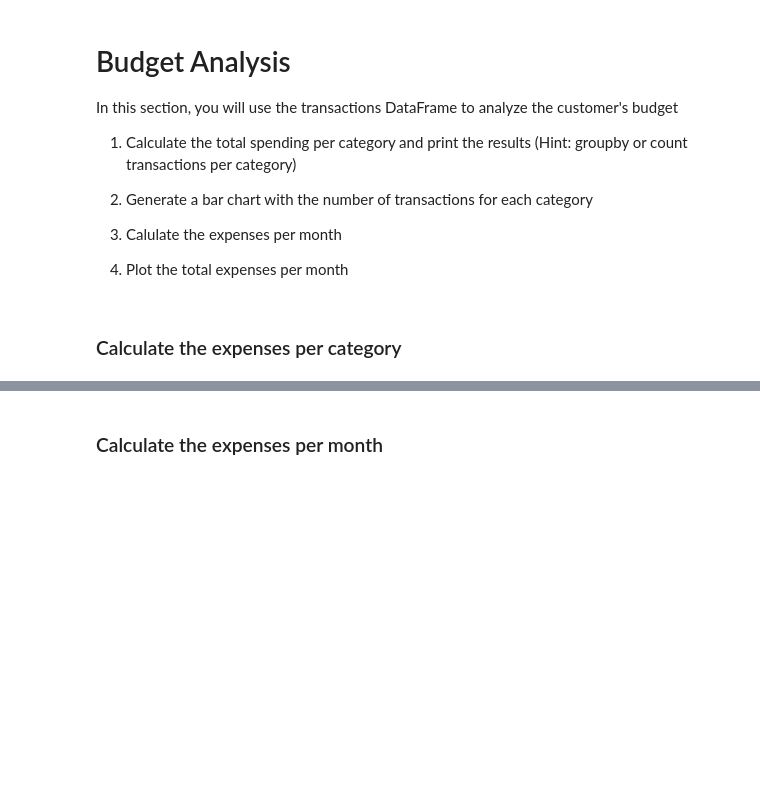
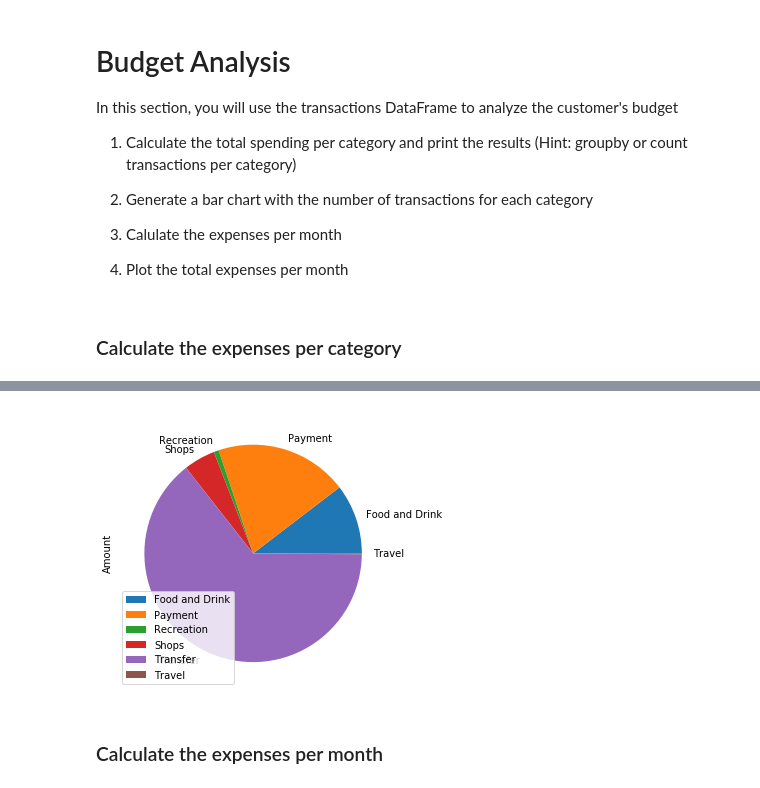
Before and after one commit to arsm800/How_Do_You_Like_Them_Apps, a Jupyter notebook: Instructions/Starter_Code/account_summary.ipynb, the cells around one changed output, grey strips where cells are left out. Saved outputs shown, nothing was run; the diff lists cells and outputs as text; code cells hidden in the pictures; blank space fills up the shorter version.

Commit message:
Created pie chart showing spending by category.

```diff
--- a/Instructions/Starter_Code/account_summary.ipynb
+++ b/Instructions/Starter_Code/account_summary.ipynb
@@ -357,5 +357,8 @@ In this section, you will use the transactions DataFrame to analyze the customer
 ### Calculate the expenses per category
 # %%
 # Compute the total expenses per category
+by_category = transactions_df.groupby('Category').sum()
 
-# Display the expenses per catefory
+
+# Display the expenses per category
+by_category
@@ -362,5 +374,8 @@ In this section, you will use the transactions DataFrame to analyze the customer
 # %%
 # Create a spending categories pie chart.
+pie_chart = by_category.plot.pie(y='Amount', figsize=(5, 5))
+# %% [output]
+[figure, added]
 # %% [markdown]
 ### Calculate the expenses per month
 # %%
```
Also changed, not shown: parts of 1 cell of this notebook.
